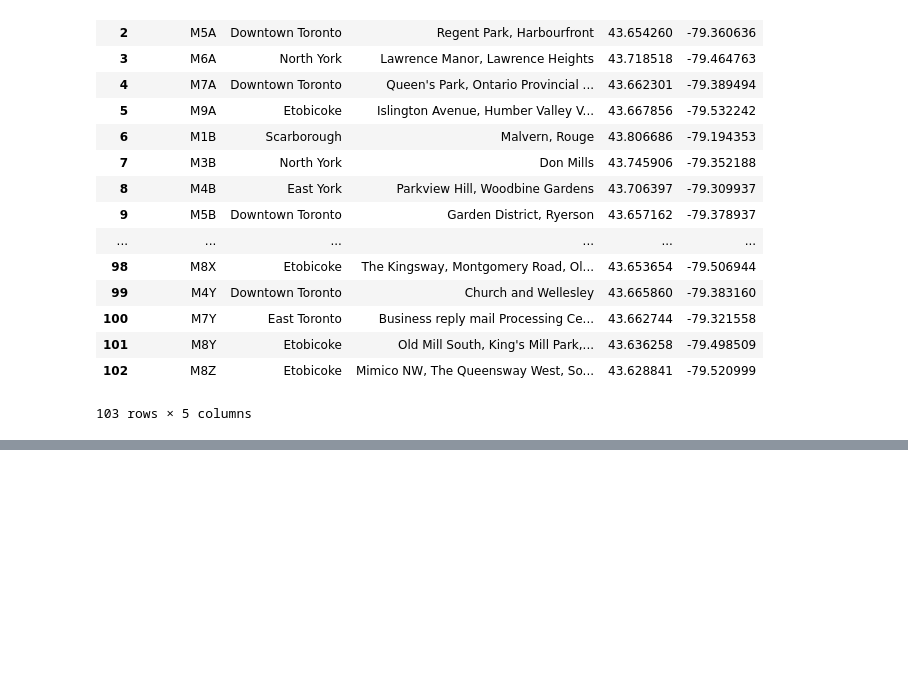
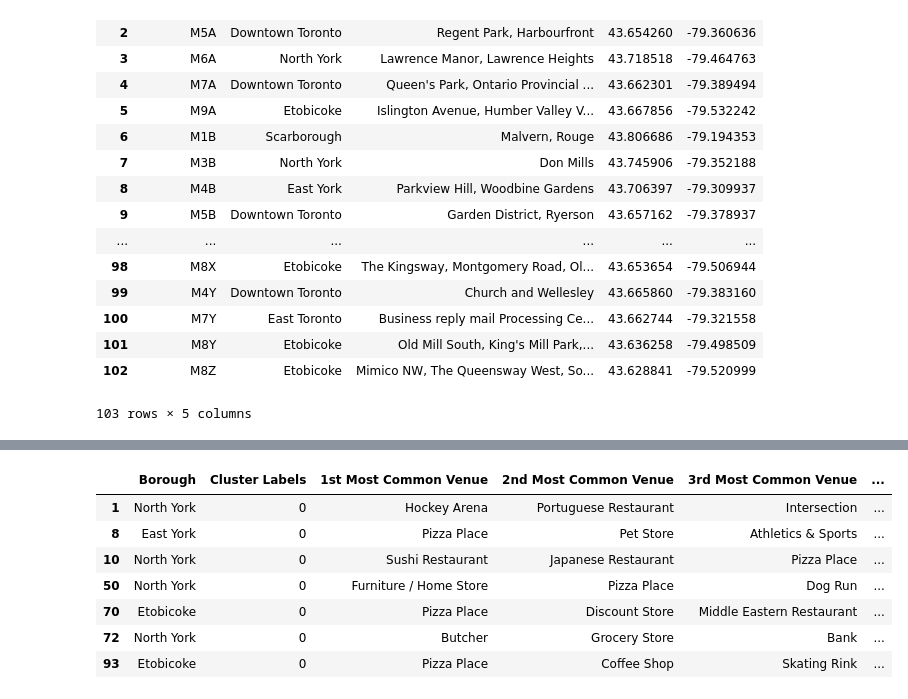
Before and after one commit to xiaofengliangliang/Coursera_Capstone, a Jupyter notebook: Create Dataframe.ipynb, the cells around one changed output, grey strips where cells are left out. Saved outputs shown, nothing was run; the diff lists cells and outputs as text; code cells hidden in the pictures; blank space fills up the shorter version.

```diff
--- a/Create Dataframe.ipynb
+++ b/Create Dataframe.ipynb
@@ -96,0 +398,11 @@ df
+# %%
+toronto_merged.loc[toronto_merged['Cluster Labels'] == 0, toronto_merged.columns[[1] + list(range(5, toronto_merged.shape[1]))]]
+# %% [output]
+|  | Borough | Cluster Labels | 1st Most Common Venue | 2nd Most Common Venue | 3rd Most Common Venue | ... |
+| 1 | North York | 0 | Hockey Arena | Portuguese Restaurant | Intersection | ... |
+| 8 | East York | 0 | Pizza Place | Pet Store | Athletics & Sports | ... |
+| 10 | North York | 0 | Sushi Restaurant | Japanese Restaurant | Pizza Place | ... |
+| 50 | North York | 0 | Furniture / Home Store | Pizza Place | Dog Run | ... |
+| 70 | Etobicoke | 0 | Pizza Place | Discount Store | Middle Eastern Restaurant | ... |
+| 72 | North York | 0 | Butcher | Grocery Store | Bank | ... |
+| 93 | Etobicoke | 0 | Pizza Place | Coffee Shop | Skating Rink | ... |
```
Also changed, not shown: parts of 24 cells of this notebook.
